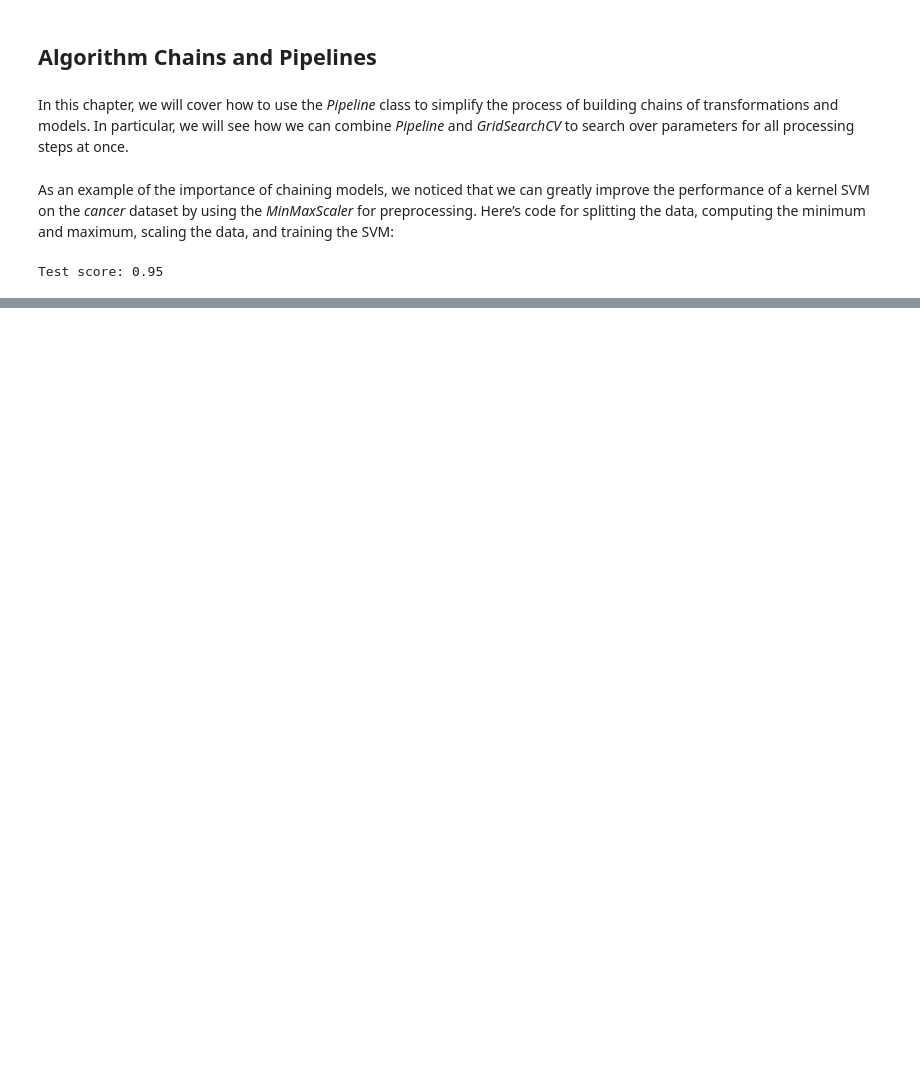
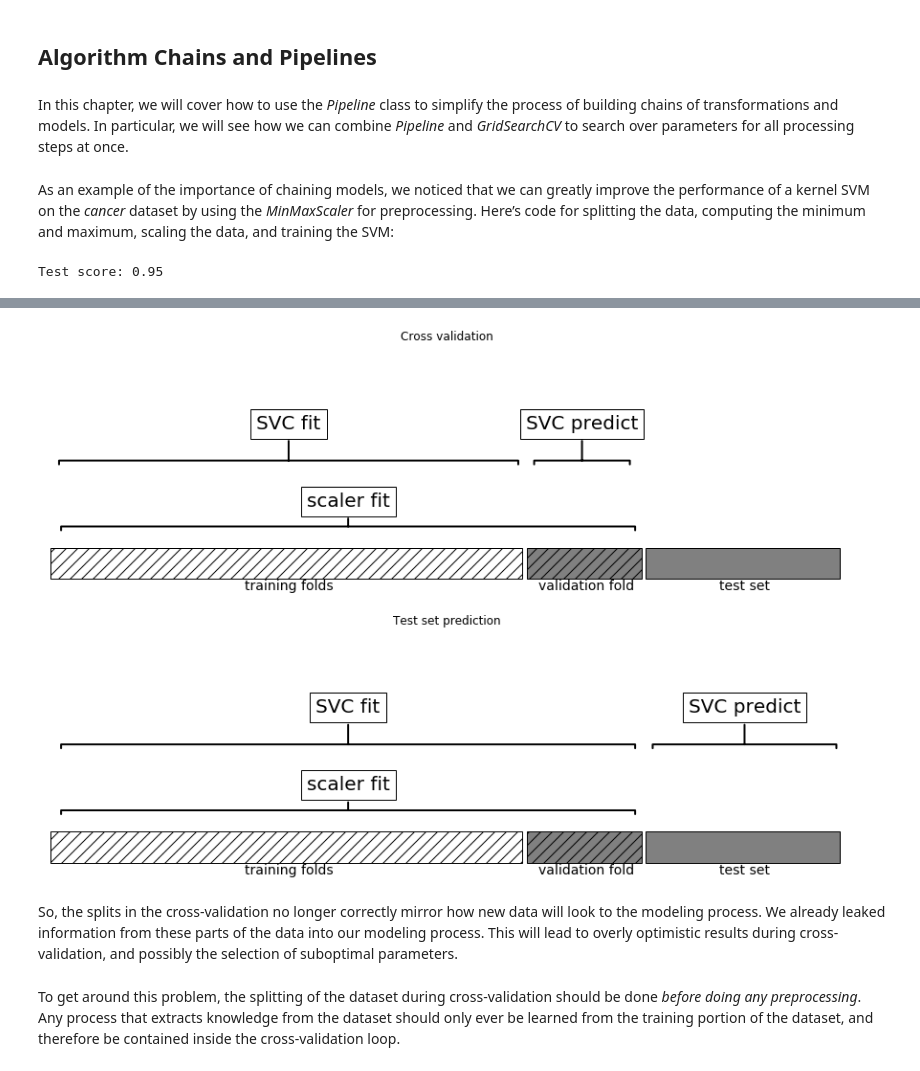
Before and after one commit to carlhinderer/python-ml-intro, a Jupyter notebook: notebooks/06_chains_and_pipelines/a_algorithm_chains_and_pipelines.ipynb, the cells around one changed output, grey strips where cells are left out. Cells and saved outputs as stored; diff of their text form; code cells hidden in the pictures; blank space fills up the shorter version.

Commit message:
Added notes about subtleties with parameter selection and preprocessing.

```diff
--- a/notebooks/06_chains_and_pipelines/a_algorithm_chains_and_pipelines.ipynb
+++ b/notebooks/06_chains_and_pipelines/a_algorithm_chains_and_pipelines.ipynb
@@ -46,0 +75,8 @@ Test score: 0.95
+# %%
+mglearn.plots.plot_improper_processing()
+# %% [output]
+[figure, added]
+# %% [markdown]
+So, the splits in the cross-validation no longer correctly mirror how new data will look to the modeling process. We already leaked information from these parts of the data into our modeling process. This will lead to overly optimistic results during cross-validation, and possibly the selection of suboptimal parameters.
+# %% [markdown]
+To get around this problem, the splitting of the dataset during cross-validation should be done *before doing any preprocessing*. Any process that extracts knowledge from the dataset should only ever be learned from the training portion of the dataset, and therefore be contained inside the cross-validation loop.
```
Also changed, not shown: parts of 5 cells of this notebook.
